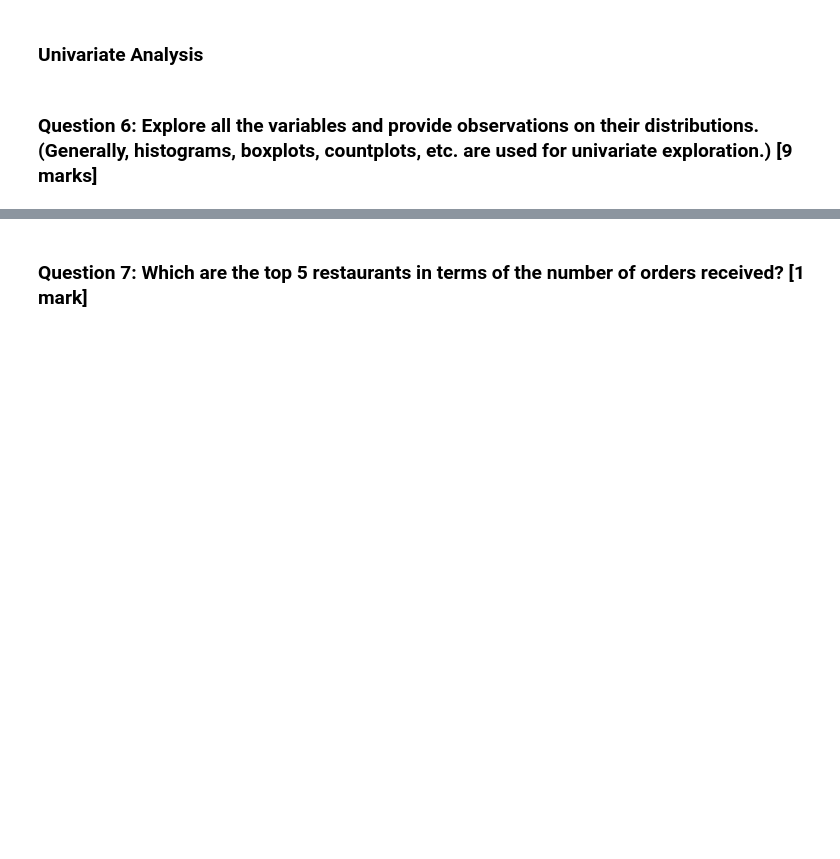
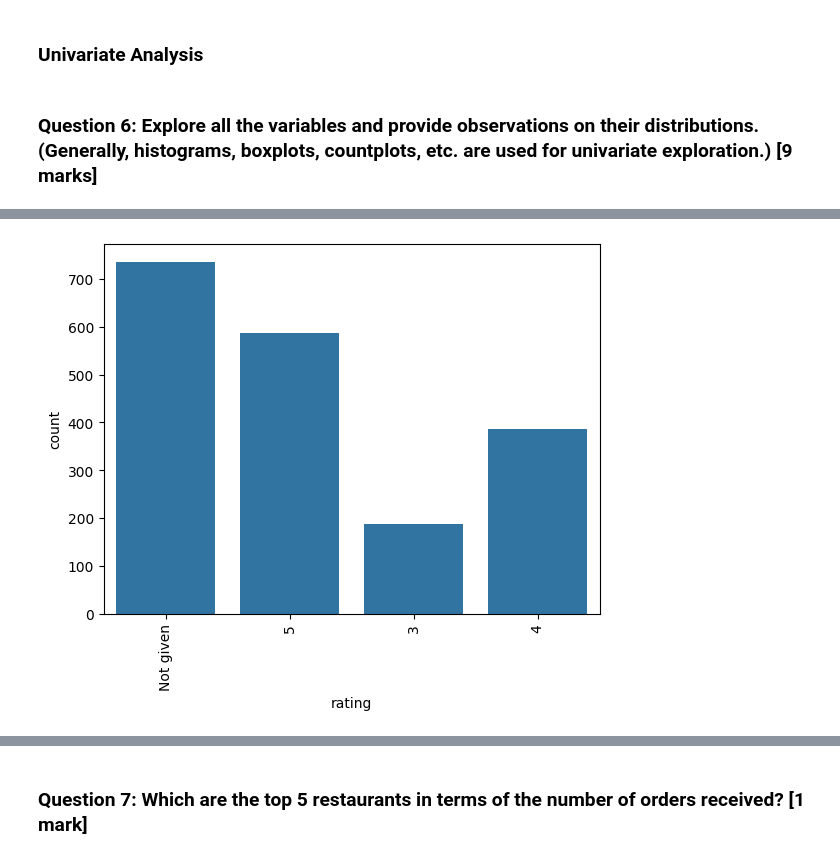
Before and after one commit to ankur0405/LearningPython, a Jupyter notebook: Learner_Notebook_Full_Code.ipynb, the cells around one changed output, grey strips where cells are left out. Cells and saved outputs as stored; diff of their text form; code cells hidden in the pictures; blank space fills up the shorter version.

```diff
--- a/Learner_Notebook_Full_Code.ipynb
+++ b/Learner_Notebook_Full_Code.ipynb
@@ -159,0 +248,8 @@ df[df['rating']=='Not given'].shape[0]
+# %%
+#plotting a countplot for rating as its more of a categorial columnn with 4 unique values
+plt.figure()
+sns.countplot(data=df,x='rating')
+plt.xticks(rotation=90)
+plt.show()
+# %% [output]
+[figure, added]
```
Also changed, not shown: parts of 9 cells of this notebook.
